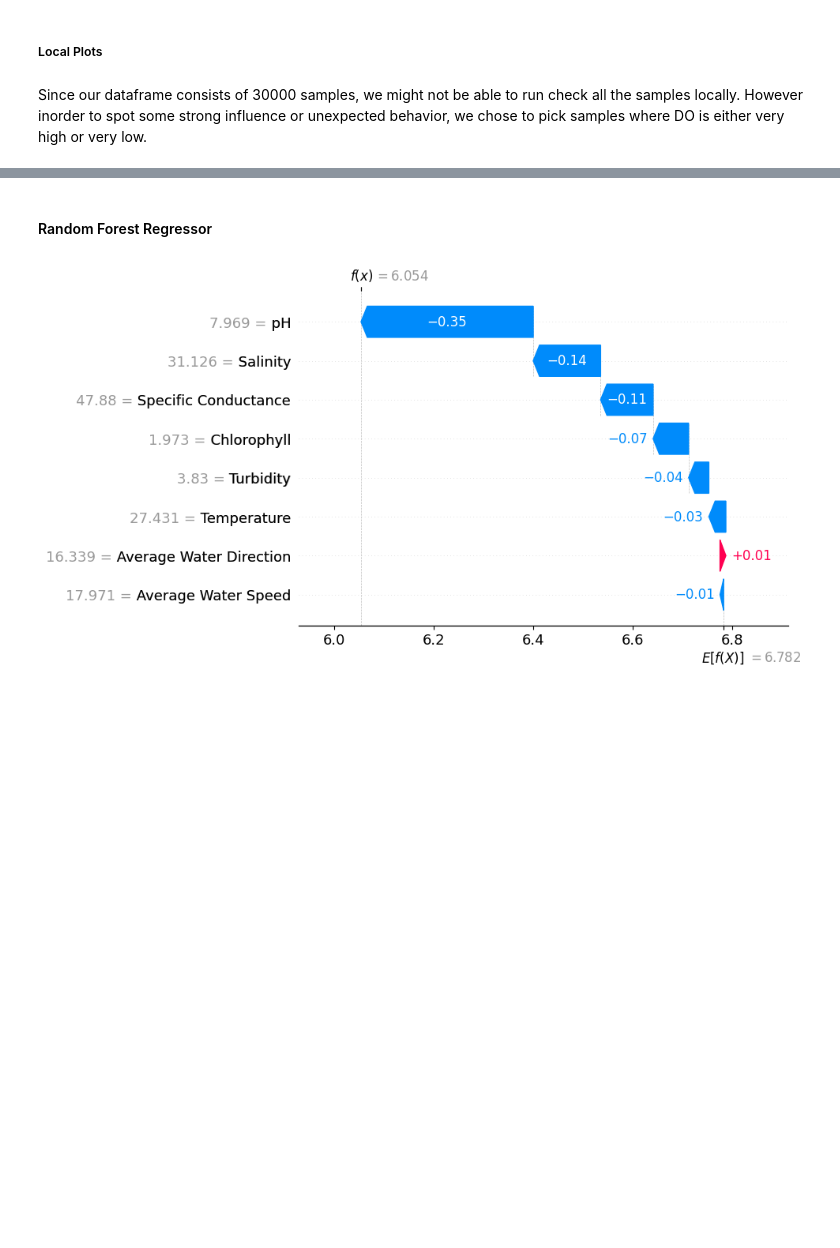
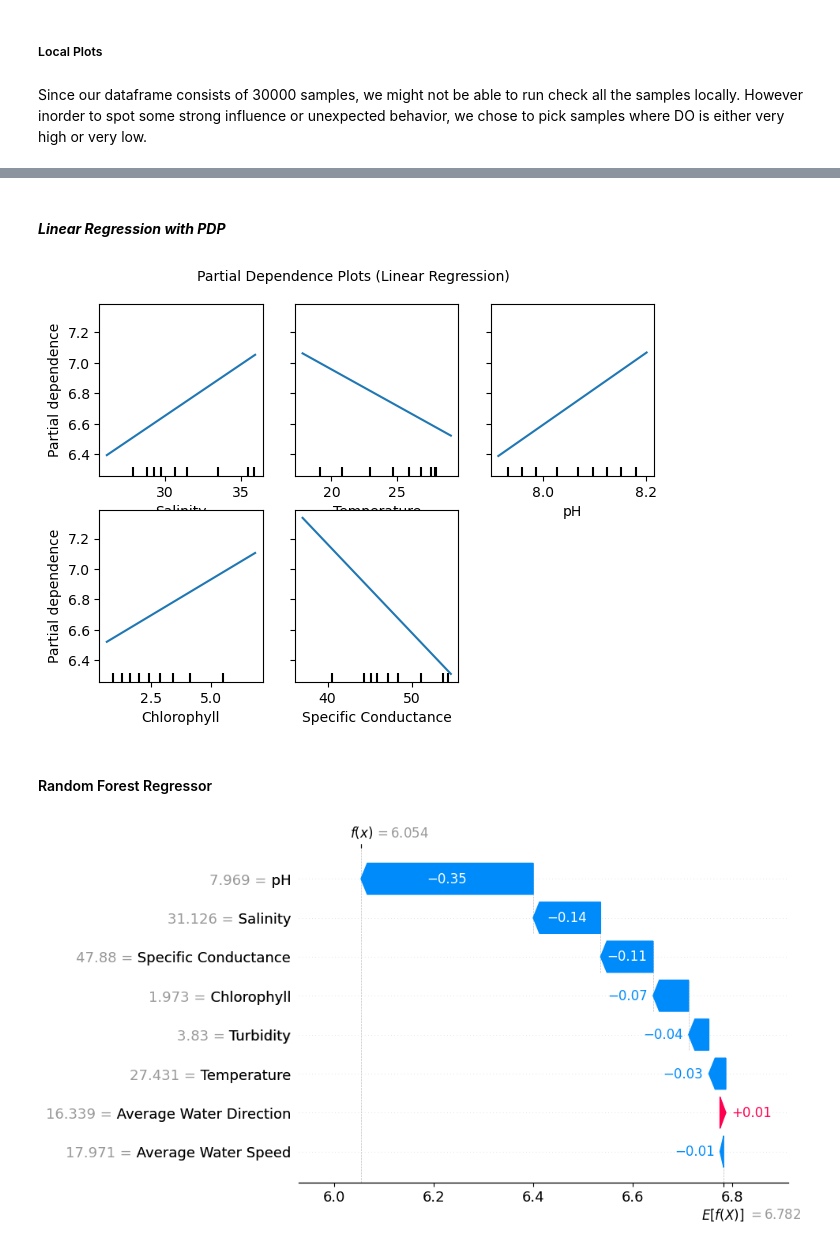
Before and after one commit to Deppi15/INFO381, a Jupyter notebook: notebooks/notebook.ipynb, the cells around one changed output, grey strips where cells are left out. Drawn from its saved outputs; the diff is of its cells as text; code cells hidden in the pictures; blank space fills up the shorter version.

Commit message:
Mostly finished with XAI on Linear Regression

```diff
--- a/notebooks/notebook.ipynb
+++ b/notebooks/notebook.ipynb
@@ -689,3 +780,20 @@ shap.plots.force(sample)
+# %% [markdown]
+#### ***Linear Regression with PDP***
+# %%
+from sklearn.inspection import PartialDependenceDisplay
+
+#Picking top-5 features to analyze, for example based on SHAP global bar
+features_to_plot = ["Salinity", "Temperature", "pH", "Chlorophyll", "Specific Conductance"]
+
+PartialDependenceDisplay.from_estimator(
+    model_lr, X_train, features=features_to_plot, grid_resolution=50
+)
+
+plt.suptitle("Partial Dependence Plots (Linear Regression)", fontsize=10)
+plt.tight_layout()
+plt.show()
+# %% [output]
+[figure, added]
 # %% [markdown]
 #### Random Forest Regressor
 # %%
```
Also changed, not shown: parts of 25 cells of this notebook.
